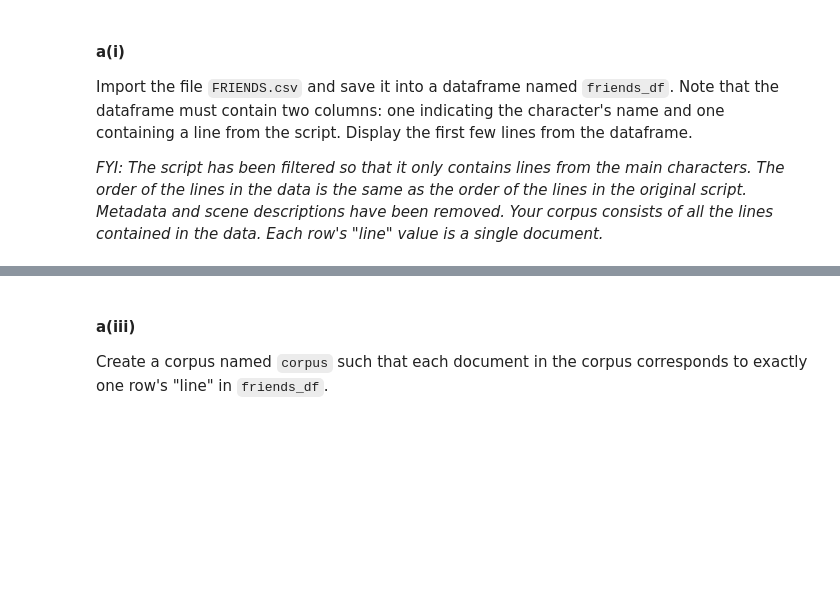
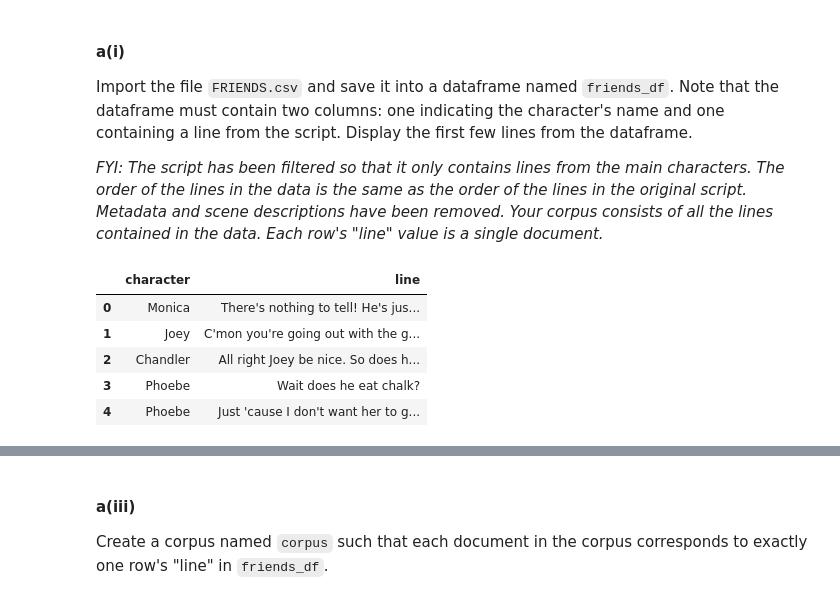
Before and after one commit to drtghosh/intro-to-data-science-assignment, a Jupyter notebook: Assignment2/assignment2.ipynb, the cells around one changed output, grey strips where cells are left out. Cells and saved outputs as stored; diff of their text form; code cells hidden in the pictures; blank space fills up the shorter version.

```diff
--- a/Assignment2/assignment2.ipynb
+++ b/Assignment2/assignment2.ipynb
@@ -383,5 +436,14 @@ Import the file `FRIENDS.csv` and save it into a dataframe named `friends_df`. N
 <i>FYI: The script has been filtered so that it only contains lines from the main characters. The order of the lines in the data is the same as the order of the lines in the original script. Metadata and scene descriptions have been removed. Your corpus consists of all the lines contained in the data. Each row's "line" value is a single document. </i>
 # %%
 # your code
+friends_df = pd.read_csv('datasets/FRIENDS.csv')
+friends_df.head()
+# %% [output]
+|  | character | line |
+| 0 | Monica | There's nothing to tell! He's jus... |
+| 1 | Joey | C'mon you're going out with the g... |
+| 2 | Chandler | All right Joey be nice. So does h... |
+| 3 | Phoebe | Wait does he eat chalk? |
+| 4 | Phoebe | Just 'cause I don't want her to g... |
 # %% [markdown]
 #### **a(ii)**
```
Also changed, not shown: parts of 28 cells of this notebook.
